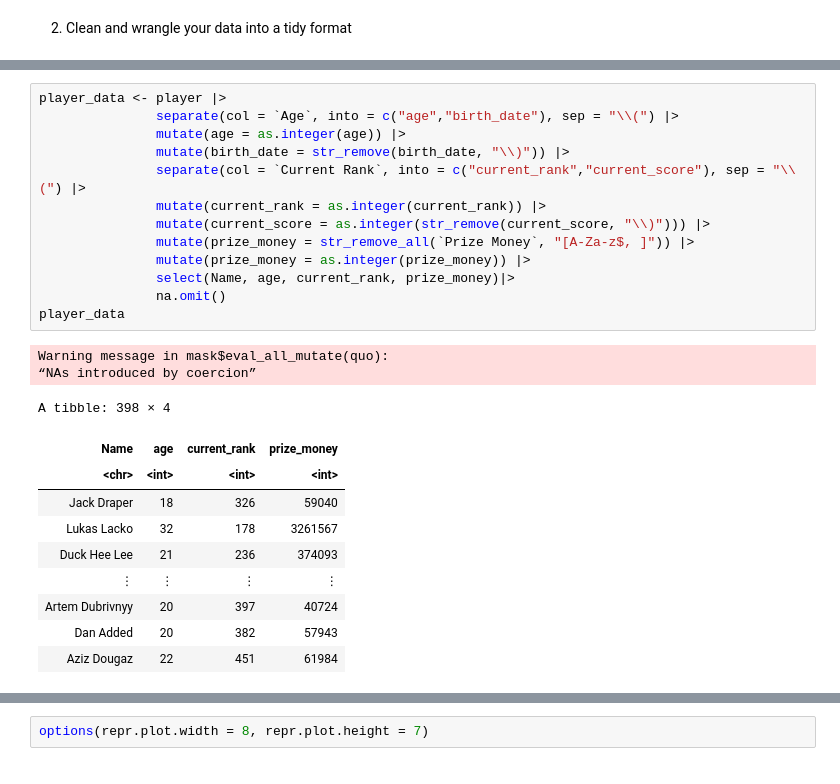
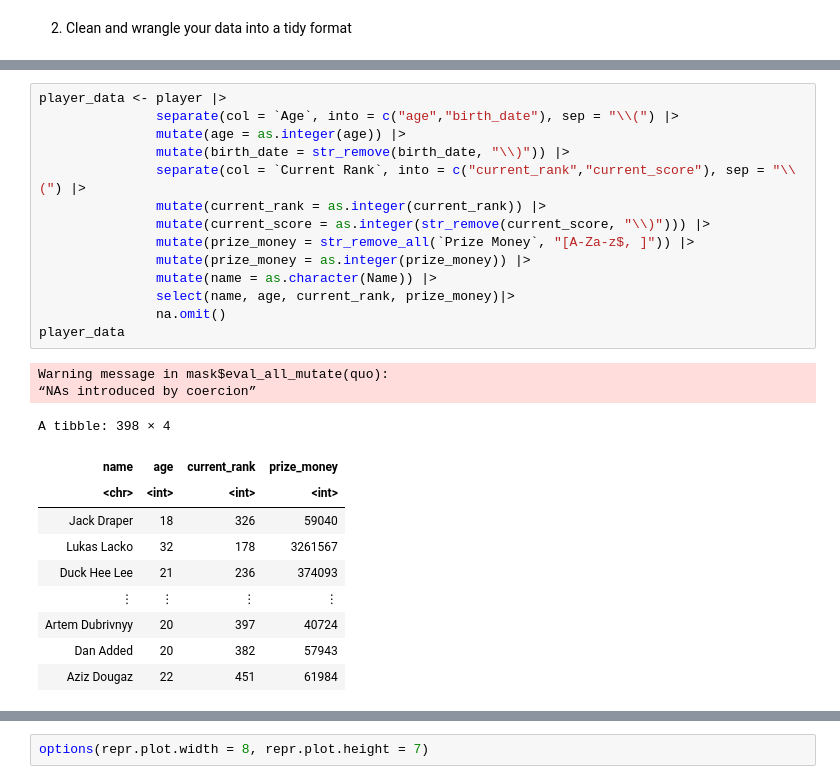
Before and after one commit to HaoyuYou/player_group_project, a Jupyter notebook: group_proposal.ipynb, the cells around one changed output, grey strips where cells are left out. Drawn from its saved outputs; the diff is of its cells as text.

```diff
--- a/group_proposal.ipynb
+++ b/group_proposal.ipynb
@@ -73,21 +71,22 @@ A spec_tbl_df: 500 × 38
 # %%
 player_data <- player |>
                separate(col = `Age`, into = c("age","birth_date"), sep = "\\(") |>
                mutate(age = as.integer(age)) |>
                mutate(birth_date = str_remove(birth_date, "\\)")) |>
                separate(col = `Current Rank`, into = c("current_rank","current_score"), sep = "\\(") |>
                mutate(current_rank = as.integer(current_rank)) |>
                mutate(current_score = as.integer(str_remove(current_score, "\\)"))) |>
                mutate(prize_money = str_remove_all(`Prize Money`, "[A-Za-z$, ]")) |>
                mutate(prize_money = as.integer(prize_money)) |>
-               select(Name, age, current_rank, prize_money)|>
+               mutate(name = as.character(Name)) |>
+               select(name, age, current_rank, prize_money)|>
                na.omit()
 player_data
 # %% [output]
 Warning message in mask$eval_all_mutate(quo):
 “NAs introduced by coercion”
 A tibble: 398 × 4
-| Name | age | current_rank | prize_money |
+| name | age | current_rank | prize_money |
 | <chr> | <int> | <int> | <int> |
 | Jack Draper | 18 | 326 | 59040 |
 | Lukas Lacko | 32 | 178 | 3261567 |
```
Also changed, not shown: parts of 9 cells of this notebook.
